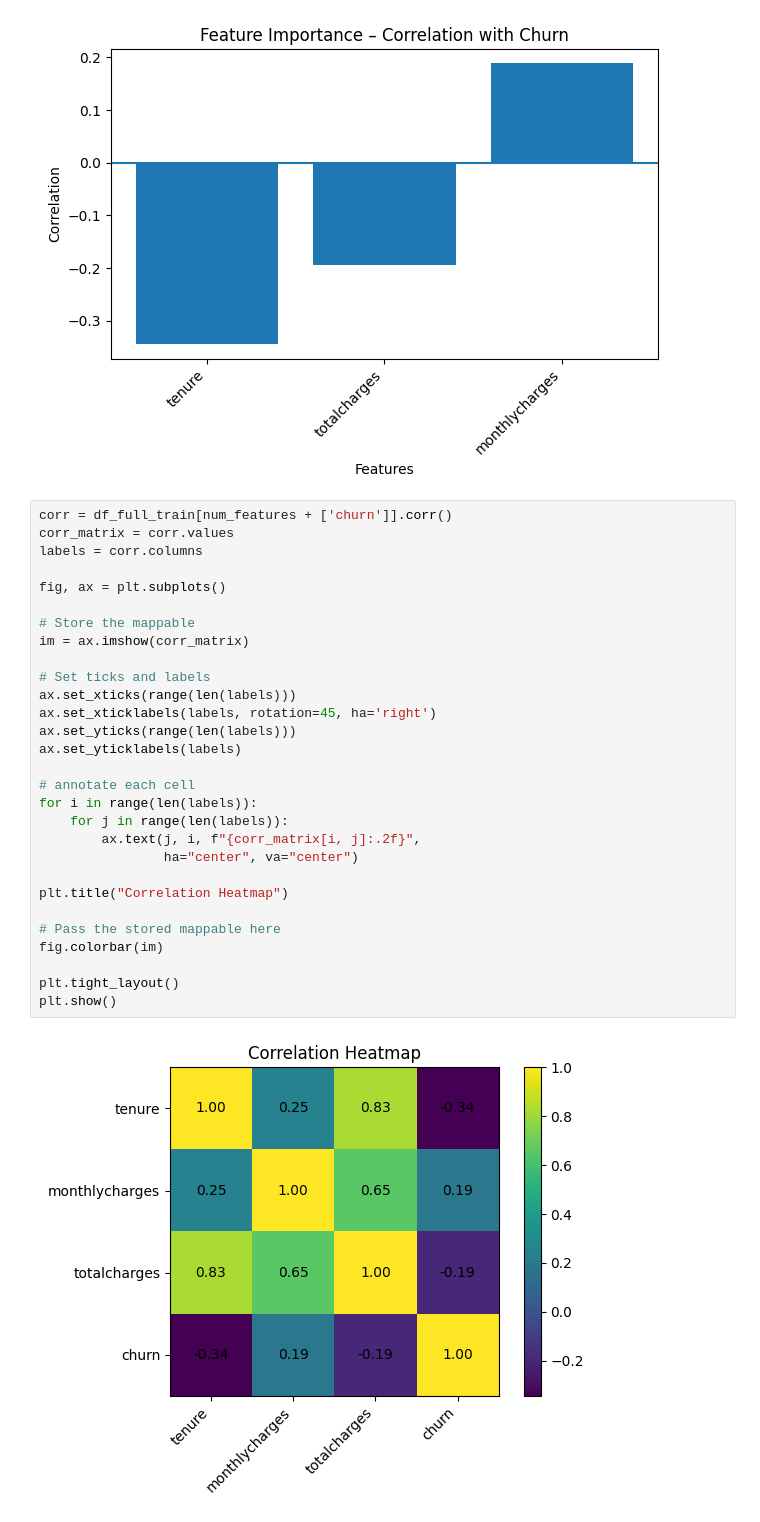
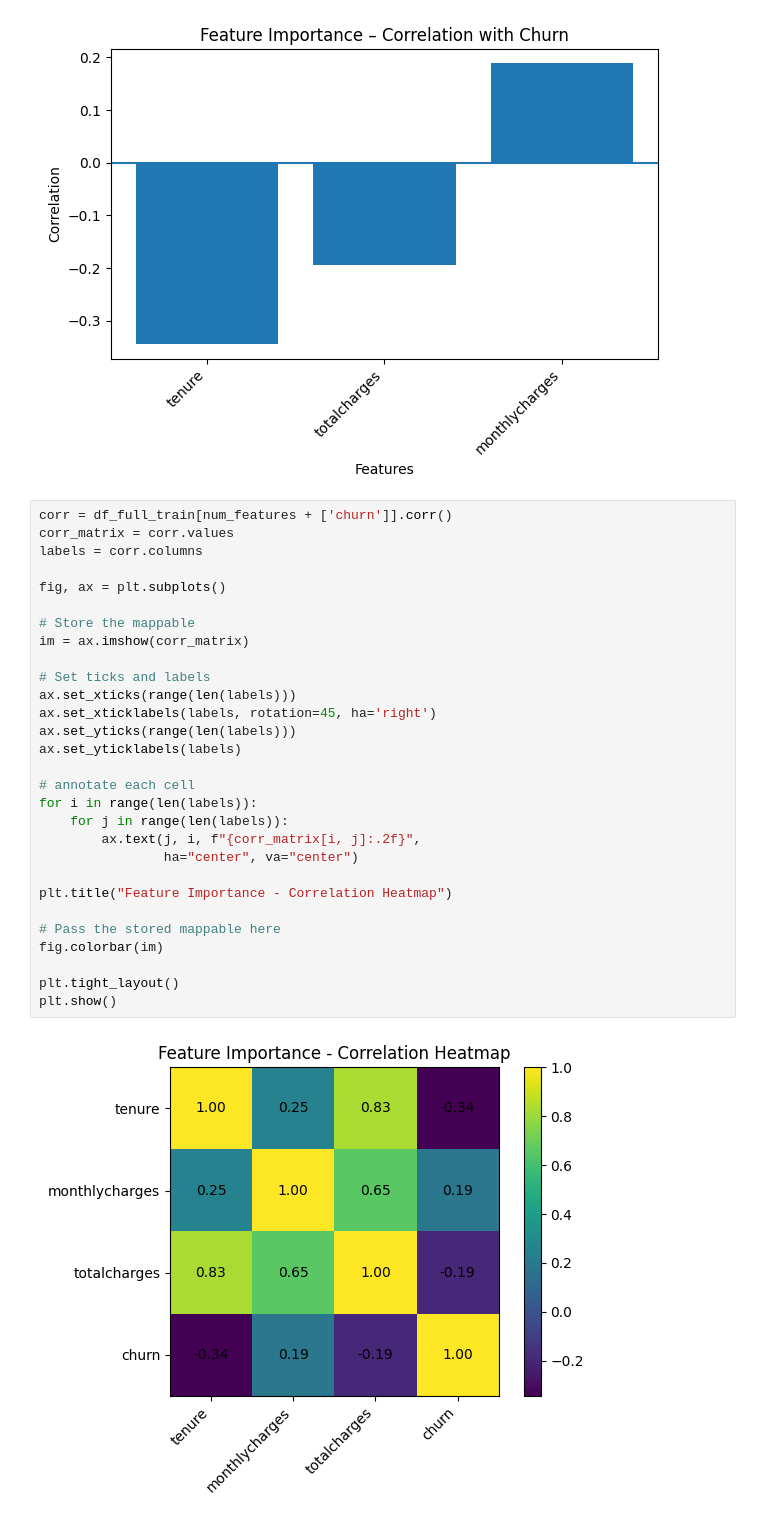
Before and after one commit to adeakinwe/ML_zoomcamp, a Jupyter notebook: Classification/customer-churn.ipynb, the cells around one changed output. Cells and saved outputs as stored; diff of their text form.

Commit message:
feature importance: heatmap

```diff
--- a/Classification/customer-churn.ipynb
+++ b/Classification/customer-churn.ipynb
@@ -423,31 +423,31 @@ plt.show()
 # %%
 corr = df_full_train[num_features + ['churn']].corr()
 corr_matrix = corr.values
 labels = corr.columns
 
 fig, ax = plt.subplots()
 
 # Store the mappable
 im = ax.imshow(corr_matrix)
 
 # Set ticks and labels
 ax.set_xticks(range(len(labels)))
 ax.set_xticklabels(labels, rotation=45, ha='right')
 ax.set_yticks(range(len(labels)))
 ax.set_yticklabels(labels)
 
 # annotate each cell
 for i in range(len(labels)):
     for j in range(len(labels)):
         ax.text(j, i, f"{corr_matrix[i, j]:.2f}",
                 ha="center", va="center")
 
-plt.title("Correlation Heatmap")
+plt.title("Feature Importance - Correlation Heatmap")
 
 # Pass the stored mappable here
 fig.colorbar(im)
 
 plt.tight_layout()
 plt.show()
 # %% [output]
-[figure, old version]
+[figure, new version]
```
Also changed, not shown: parts of 7 cells of this notebook.
